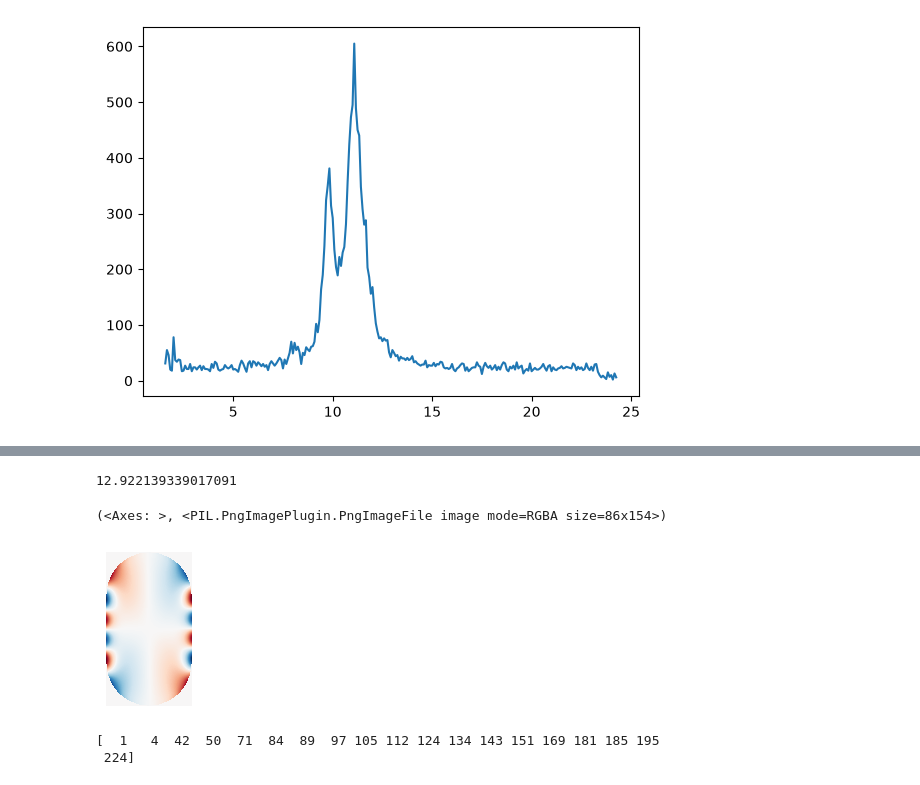
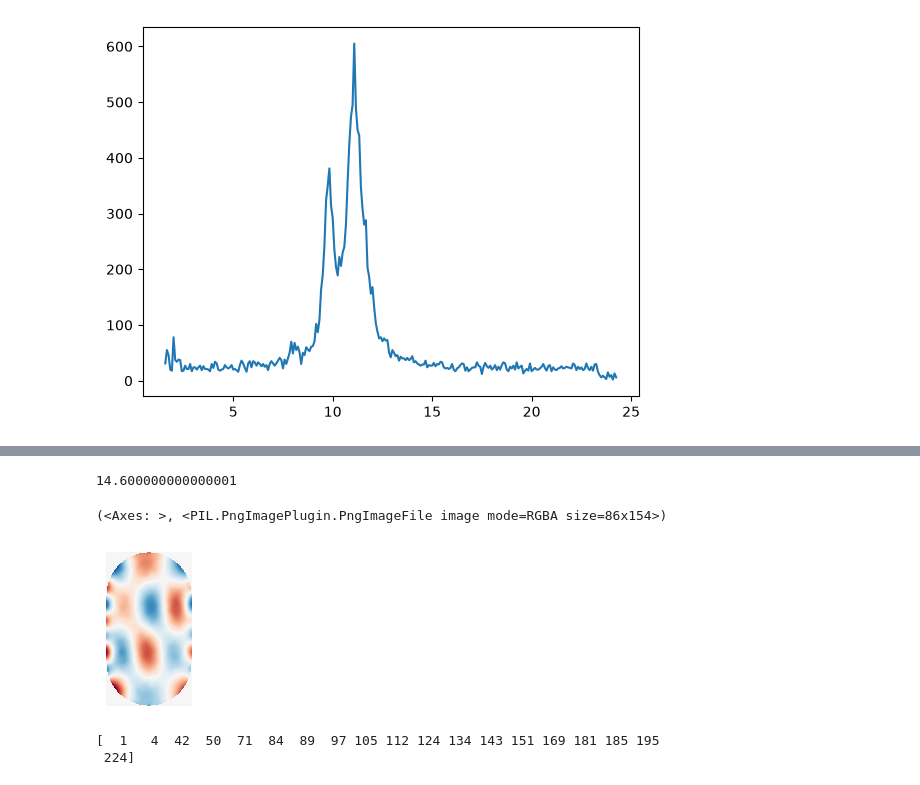
Before and after one commit to Weaser15/maglab, a Jupyter notebook: notebooks/ringdown.ipynb, the cells around one changed output, grey strips where cells are left out. Cells and saved outputs as stored; diff of their text form; code cells hidden in the pictures.

```diff
--- a/notebooks/ringdown.ipynb
+++ b/notebooks/ringdown.ipynb
@@ -33,7 +36,7 @@ from scipy.signal.windows import hann
 
 arr = arr - arr.mean()
 
-arr = arr * hann(arr.shape[0], sym=False)[:, None, None, None, None]   # periodic Hann, the one meant for FFTs
+# arr = arr * hann(arr.shape[0], sym=False)[:, None, None, None, None]   # periodic Hann, the one meant for FFTs
 plt.plot(np.sum(arr, axis=tuple(np.arange(len(arr.shape))[1:])))
 # arr = arr * w
 # %% [output]
@@ -88,13 +82,13 @@ print(idxs, f[idxs] / 1e9)
 # %%
 # idxs = [104, 130, 133, 142, 153, 163, 175]
-i = 6
+i = 11
 idx = idxs[i]
 print(f[idx] / 1e9)
 h_state.plot_single_state(spec[idx, 0, :, :, 0], kind="real")
 # %% [output]
-12.922139339017091
+14.600000000000001
 (<Axes: >, <PIL.PngImagePlugin.PngImageFile image mode=RGBA size=86x154>)
-[figure, old version]
+[figure, new version]
 # %%
 maskpath = r"C:\Users\qqhx82\OneDrive - Durham University\PhD Files\Simulations\470nm_dot.png"
 
```
Also changed, not shown: parts of 4 cells of this notebook, 2 other files.
